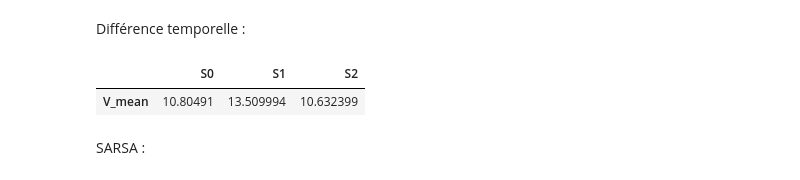
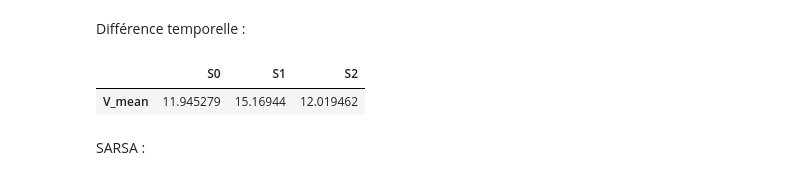
Before and after one commit to Tijoxa/MDP-parser, a Jupyter notebook: demonstration.ipynb, the cells around one changed output. Cells and saved outputs as stored; diff of their text form; code cells hidden in the pictures.

```diff
--- a/demonstration.ipynb
+++ b/demonstration.ipynb
@@ -140,9 +200,9 @@ montecarlo_rl(gr2, [0,0,2], N = 150)
 # %% [markdown]
 Différence temporelle :
 # %%
-td_rl(gr2, [0,1,2], N = 150)
+td_rl(gr2, [0,0,2], alpha = 0.8, gamma = 0.9, k = 100, N = 150)
 # %% [output]
 |  | S0 | S1 | S2 |
-| V_mean | 10.80491 | 13.509994 | 10.632399 |
+| V_mean | 11.945279 | 15.16944 | 12.019462 |
 # %% [markdown]
 SARSA :
```
Also changed, not shown: parts of 30 cells of this notebook.
